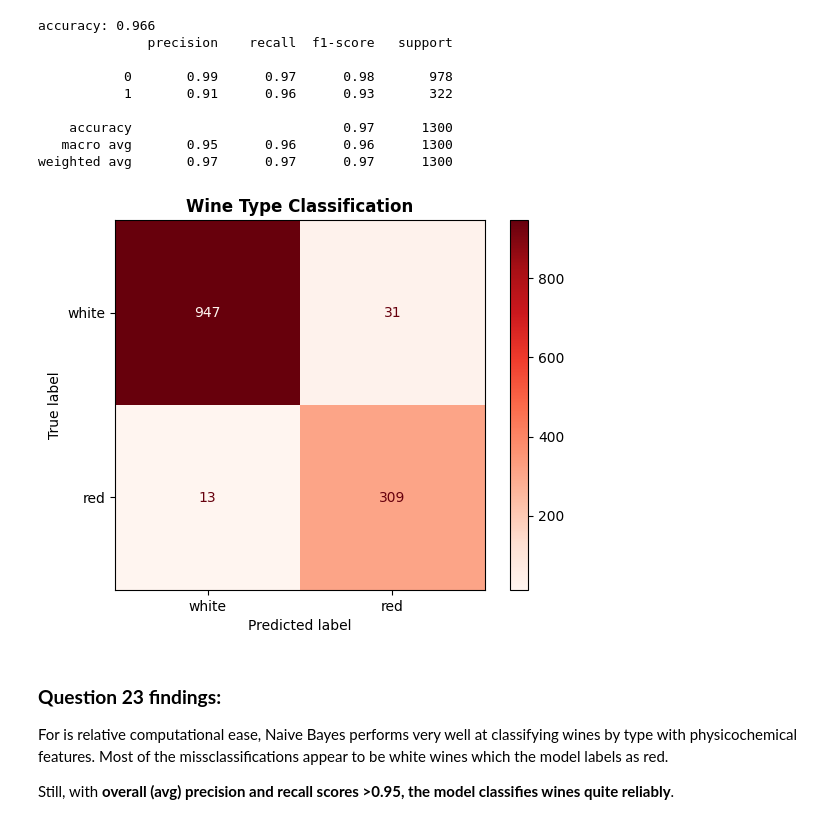
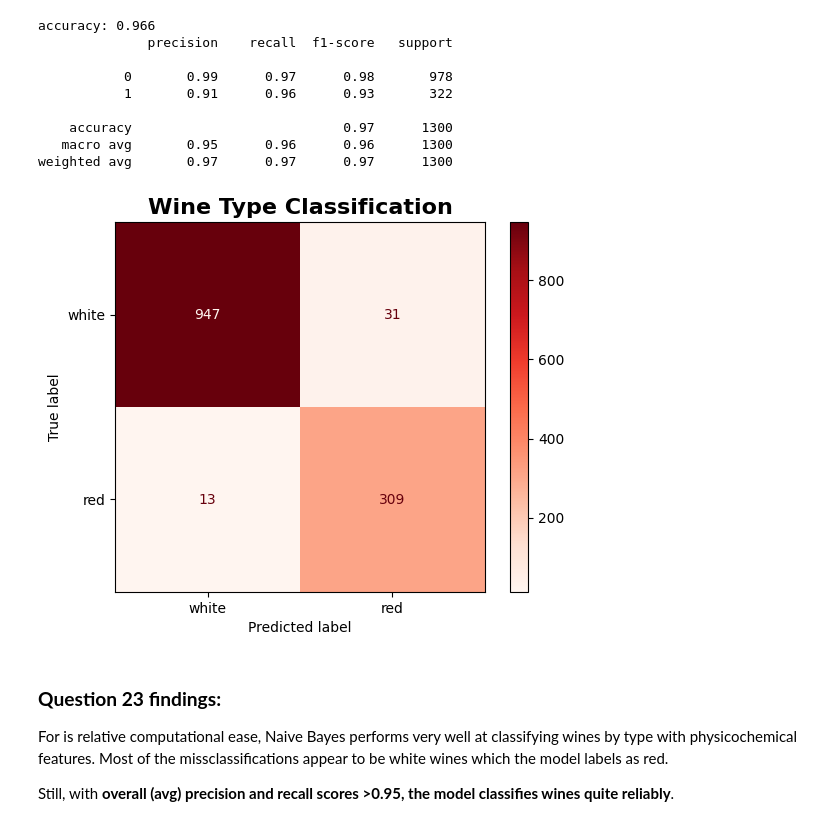
Before and after one commit to bspoerri/DS5010-Final-Project, a Jupyter notebook: final_project.ipynb, the cells around one changed output. Cells and saved outputs as stored; diff of their text form; code cells hidden in the pictures.

```diff
--- a/final_project.ipynb
+++ b/final_project.ipynb
@@ -1672,10 +1682,12 @@ weighted avg       0.97      0.97      0.97      1300
 # %%
 # plot confusion matrix
 ConfusionMatrixDisplay.from_predictions(y_test, y_pred, display_labels=['white', 'red'], cmap='Reds')
-plt.title('Wine Type Classification', fontweight='bold')
+plt.title('Wine Type Classification',
+          fontsize=16,
+          fontweight='bold')
 plt.savefig('Images/nb_confusion.png', dpi= 125)
 # %% [output]
-[figure, old version]
+[figure, new version]
 # %% [markdown]
 ### **Question 23 findings:**
 
```
Also changed, not shown: parts of 9 cells of this notebook, 6 other files.
